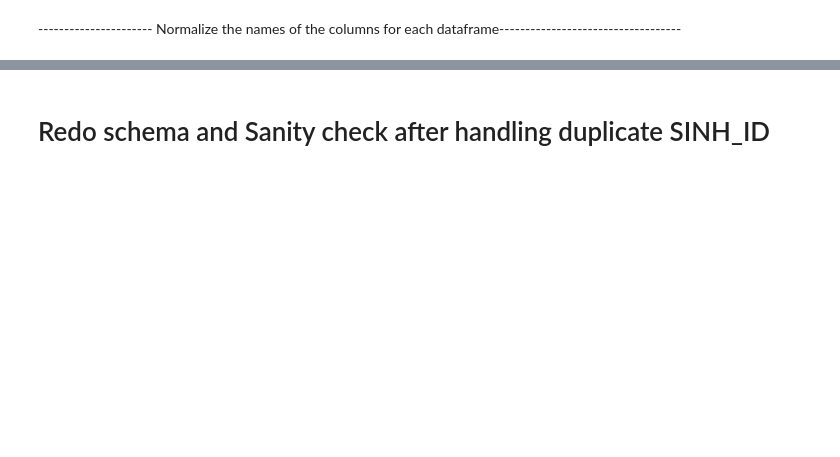
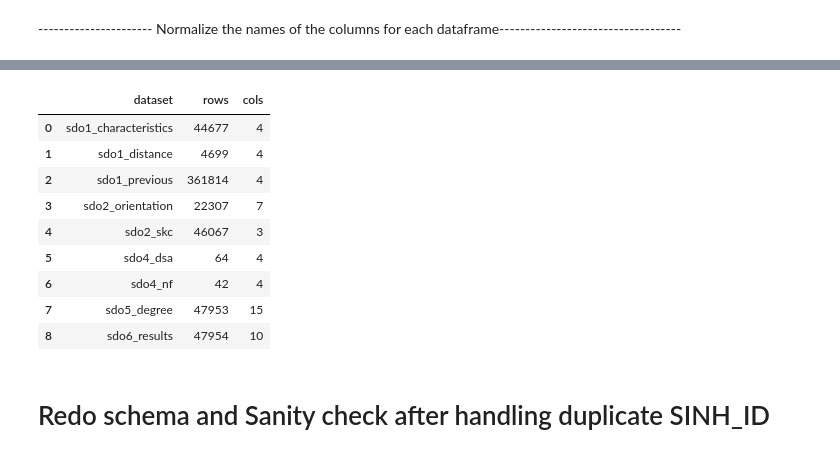
Before and after one commit to uashogeschoolutrecht/studentdropout, a Jupyter notebook: notebooks/combining data.ipynb, the cells around one changed output, grey strips where cells are left out. Drawn from its saved outputs; the diff is of its cells as text; code cells hidden in the pictures; blank space fills up the shorter version.

```diff
--- a/notebooks/combining data.ipynb
+++ b/notebooks/combining data.ipynb
@@ -122,6 +151,7 @@ custom_names = {
     "sdo5_degree": "sdo5-student_degree_drop-out_postalcode",
     "sdo6_results": "sdo6-course_results",
     "sdo7_questionaire": "sdo78-student_wellbeing",
+    "sdo4_nf": "sdo4-NF_degree_collegeyear"
 }
 
 # Step 2: Create DataFrames with clean names (keep everything)
@@ -600,6 +846,7 @@ df_names = [
     "sdo5_degree",
     "sdo6_results",
     "sdo7_questionaire",
+    "sdo4_nf"
 ]
 
 summary = []
@@ -614,3 +861,4 @@ for name in df_names:
 # Optional compact table (comment out if you only want the prints)
 shape_report = pd.DataFrame(summary).sort_values("dataset").reset_index(drop=True)
 shape_report
+# %% [output]
@@ -617,3 +866,13 @@ shape_report
+|  | dataset | rows | cols |
+| 0 | sdo1_characteristics | 44677 | 4 |
+| 1 | sdo1_distance | 4699 | 4 |
+| 2 | sdo1_previous | 361814 | 4 |
+| 3 | sdo2_orientation | 22307 | 7 |
+| 4 | sdo2_skc | 46067 | 3 |
+| 5 | sdo4_dsa | 64 | 4 |
+| 6 | sdo4_nf | 42 | 4 |
+| 7 | sdo5_degree | 47953 | 15 |
+| 8 | sdo6_results | 47954 | 10 |
 # %% [markdown]
 # Redo schema and Sanity check after handling duplicate SINH_ID
 # %%
```
Also changed, not shown: parts of 39 cells of this notebook, 2 other files.
